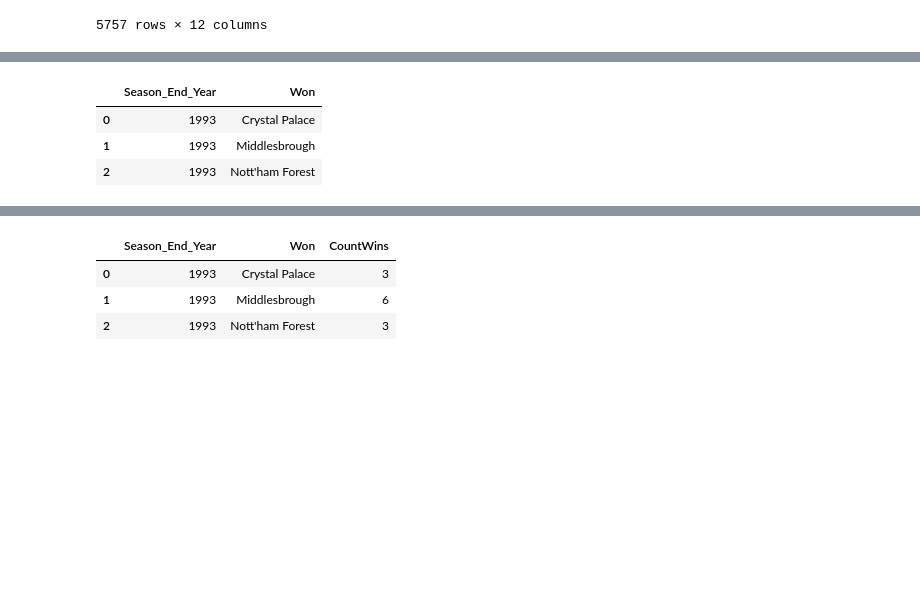
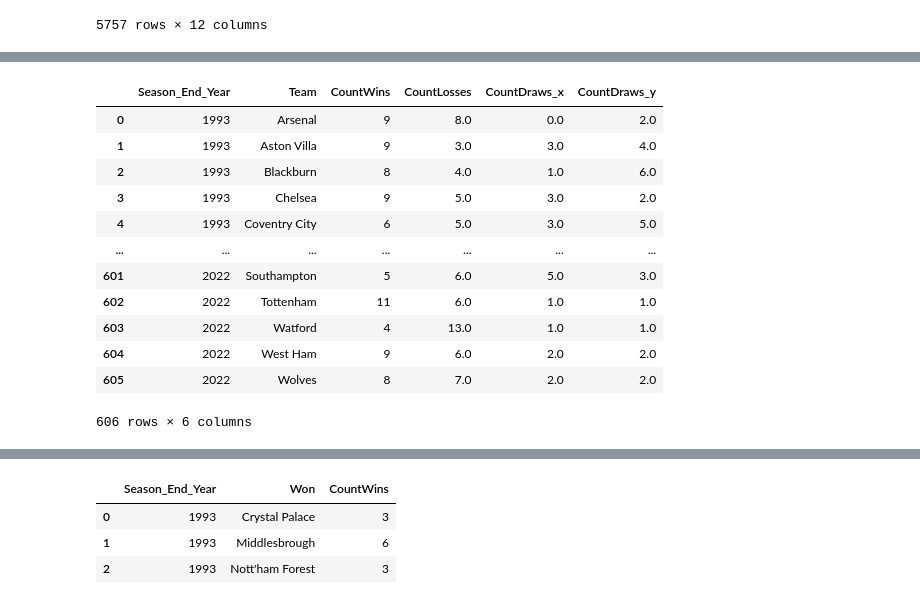
Before and after one commit to Ibraam-Nashaat/Premier-League-Analysis, a Jupyter notebook: Naive Bayes.ipynb, the cells around one changed output, grey strips where cells are left out. Saved outputs shown, nothing was run; the diff lists cells and outputs as text; code cells hidden in the pictures; blank space fills up the shorter version.

Commit message:
Calculated and Merged CountWins, CountLosses and CountDraws of teams

```diff
--- a/Naive Bayes.ipynb
+++ b/Naive Bayes.ipynb
@@ -66,3 +66,16 @@ df
 CountWin = df.groupby(['Season_End_Year', 'Won']).agg({'Won': ['count']})
 CountWin.columns = ['CountWins']
 CountWin=CountWin.reset_index()
+CountWin.rename(columns = {'Won':'Team'}, inplace = True)
+# %%
+CountLosses = df.groupby(['Season_End_Year','Lost']).agg({'Lost': ['count']})
+CountLosses.columns = ['CountLosses']
+CountLosses=CountLosses.reset_index()
+CountLosses.rename(columns = {'Lost':'Team'}, inplace = True)
+# %%
+CountHomeDraws = df.groupby(['Season_End_Year','HomeDraw']).agg({'HomeDraw': ['count']})
+CountHomeDraws.columns = ['CountDraws']
+CountHomeDraws=CountHomeDraws.reset_index()
+CountHomeDraws.rename(columns = {'HomeDraw':'Team'}, inplace = True)
+CountHomeDraws.fillna(0,inplace=True)
+CountHomeDraws
@@ -68,0 +96,6 @@ CountWin=CountWin.reset_index()
+# %%
+CountAwayDraws = df.groupby(['Season_End_Year','AwayDraw']).agg({'AwayDraw': ['count']})
+CountAwayDraws.columns = ['CountDraws']
+CountAwayDraws=CountAwayDraws.reset_index()
+CountAwayDraws.rename(columns = {'AwayDraw':'Team'}, inplace = True)
+CountAwayDraws
@@ -94,8 +164,20 @@ with pd.option_context('display.max_rows', None,
-# %%
-Relegated=pd.DataFrame({'Season_End_Year':[1993,1993,1993],'Won':['Crystal Palace','Middlesbrough','Nott\'ham Forest']})
-Relegated
-# %% [output]
-|  | Season_End_Year | Won |
-| 0 | 1993 | Crystal Palace |
-| 1 | 1993 | Middlesbrough |
-| 2 | 1993 | Nott'ham Forest |
+# %%
+Merged = pd.merge(CountWin, CountLosses, on=['Season_End_Year','Team'],how='left')
+Merged = pd.merge(Merged, CountHomeDraws, on=['Season_End_Year','Team'],how='left')
+Merged = pd.merge(Merged, CountAwayDraws, on=['Season_End_Year','Team'],how='left')
+Merged.fillna(0,inplace=True)
+Merged
+# %% [output]
+|  | Season_End_Year | Team | CountWins | CountLosses | CountDraws_x | CountDraws_y |
+| 0 | 1993 | Arsenal | 9 | 8.0 | 0.0 | 2.0 |
+| 1 | 1993 | Aston Villa | 9 | 3.0 | 3.0 | 4.0 |
+| 2 | 1993 | Blackburn | 8 | 4.0 | 1.0 | 6.0 |
+| 3 | 1993 | Chelsea | 9 | 5.0 | 3.0 | 2.0 |
+| 4 | 1993 | Coventry City | 6 | 5.0 | 3.0 | 5.0 |
+| ... | ... | ... | ... | ... | ... | ... |
+| 601 | 2022 | Southampton | 5 | 6.0 | 5.0 | 3.0 |
+| 602 | 2022 | Tottenham | 11 | 6.0 | 1.0 | 1.0 |
+| 603 | 2022 | Watford | 4 | 13.0 | 1.0 | 1.0 |
+| 604 | 2022 | West Ham | 9 | 6.0 | 2.0 | 2.0 |
+| 605 | 2022 | Wolves | 8 | 7.0 | 2.0 | 2.0 |
+606 rows × 6 columns
```
Also changed, not shown: parts of 9 cells of this notebook.
